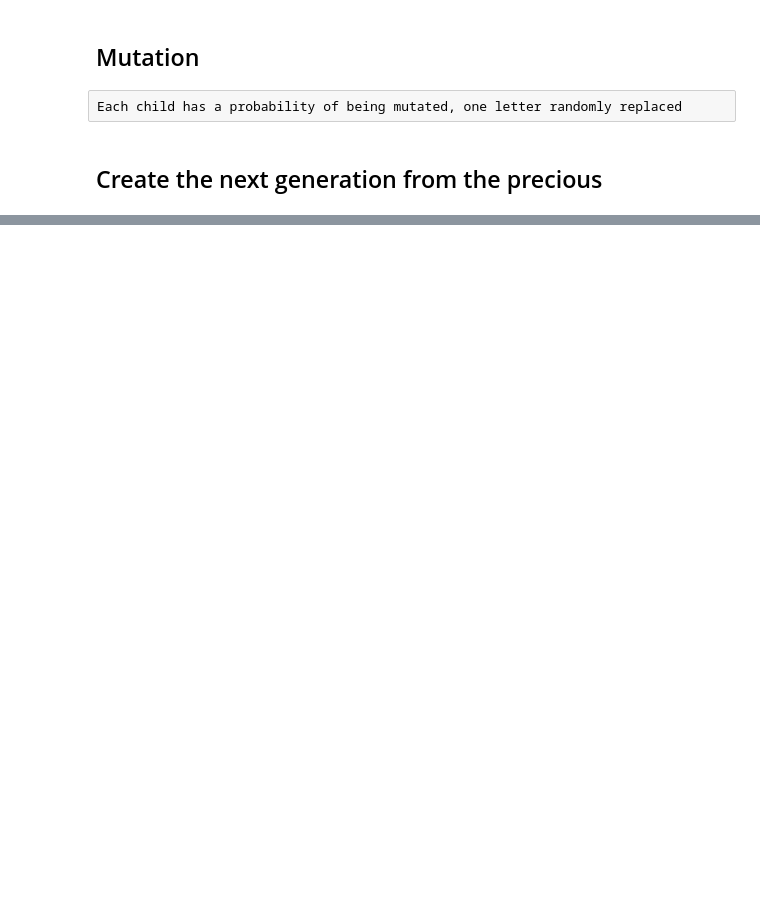
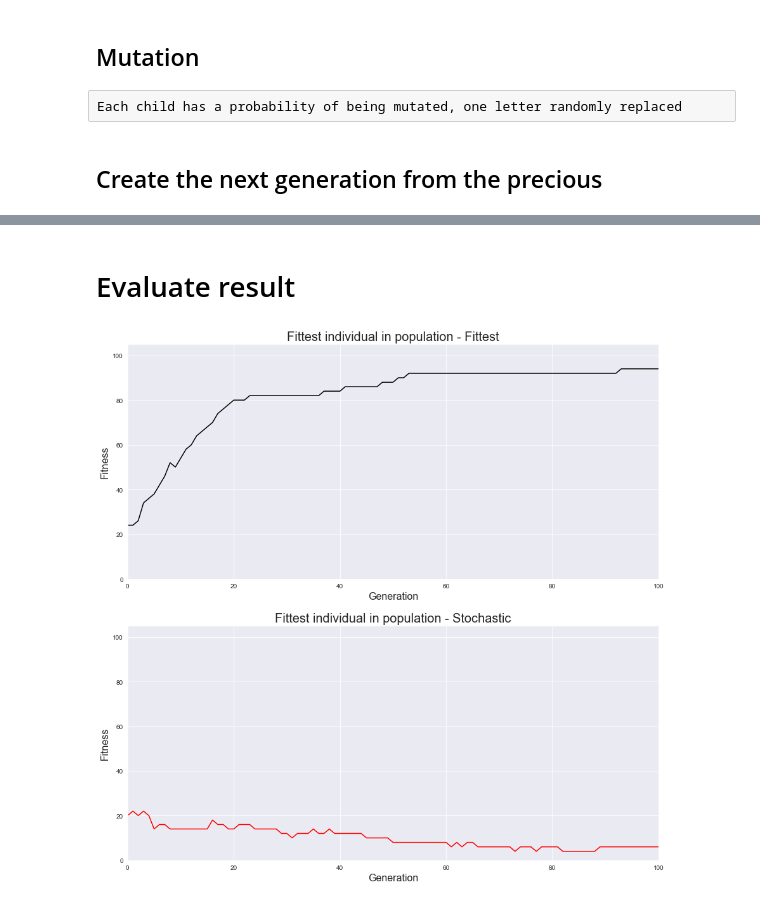
Before and after one commit to spiking/Genetic_Algorithms, a Jupyter notebook: Genetic_Algorithm.ipynb, the cells around one changed output, grey strips where cells are left out. Saved outputs shown, nothing was run; the diff lists cells and outputs as text; code cells hidden in the pictures; blank space fills up the shorter version.

Commit message:
First algo working

```diff
--- a/Genetic_Algorithm.ipynb
+++ b/Genetic_Algorithm.ipynb
@@ -136,6 +190,6 @@ def getBestIndividualFromPopulation (population, password):
 # %%
-def getListBestIndividualFromHistorique (historic, password):
+def getListFittestIndividualFromHistory(history, roott):
     bestIndividuals = []
-    for population in historic:
-        bestIndividuals.append(getBestIndividualFromPopulation(population, password))
+    for population in history:
+        bestIndividuals.append(getFittestIndividualsSorted(population, root)[0])
     return bestIndividuals
@@ -198,0 +294,19 @@ solution: "ldamthunesen" de fitness: 83.33333333333333
+# %%
+def runStochasticSurvival():
+    history = []
+    firstPop = generateInitialPop(pop_size, root)
+    history.append(firstPop)
+
+    for i in range(nbr_of_generation):
+        nextGen = generateNextGenerationStochastic(history[i], root, nbr_of_fittest, nbr_of_random, nbr_of_children, chance_of_mutation)
+        history.append(nextGen)
+
+
+    result = getListFittestIndividualFromHistory(history, root)[nbr_of_generation-1]
+
+    print("*************************************")
+    print("Strongest individual - Stochastic: ", result[0])
+    print("Fitness level: ", result[1])
+    print("*************************************")
+
+    return history
@@ -198,0 +315,11 @@ solution: "ldamthunesen" de fitness: 83.33333333333333
+# %%
+root = "52342335009281309281372395234233500928130928137239"
+nbr_of_fittest = 20
+nbr_of_random = 20
+nbr_of_children = 5
+chance_of_mutation = 0.05
+nbr_of_generation = 100
+pop_size = 100
+
+if ((nbr_of_fittest + nbr_of_random) / 2 * nbr_of_children != pop_size):
+    print ("population size not stable")
@@ -198,0 +328,3 @@ solution: "ldamthunesen" de fitness: 83.33333333333333
+# %%
+historyFittest = runFittestOfTheSurvival()
+historyStochastic = runStochasticSurvival()
@@ -198,0 +340,6 @@ solution: "ldamthunesen" de fitness: 83.33333333333333
+# %% [markdown]
+# Evaluate result
+# %%
+evaluateFittest(historyFittest, historyStochastic, root)
+# %% [output]
+[figure, added]
```
Also changed, not shown: parts of 44 cells of this notebook.
